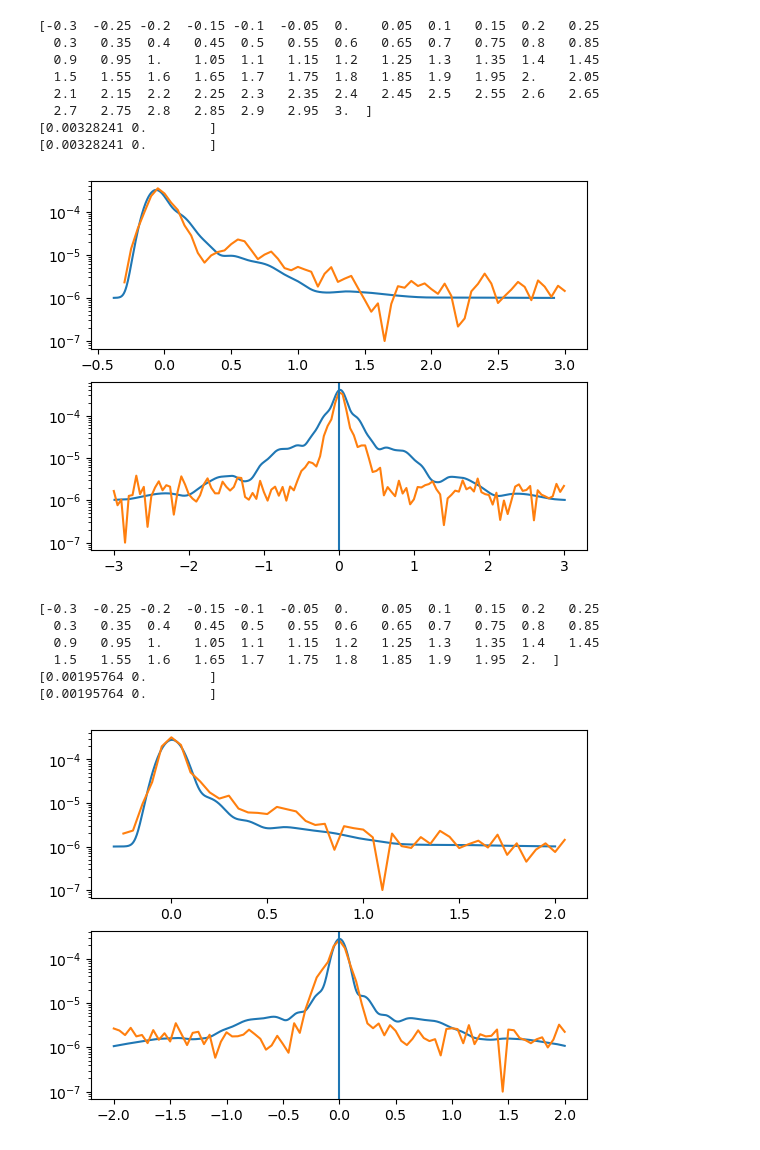
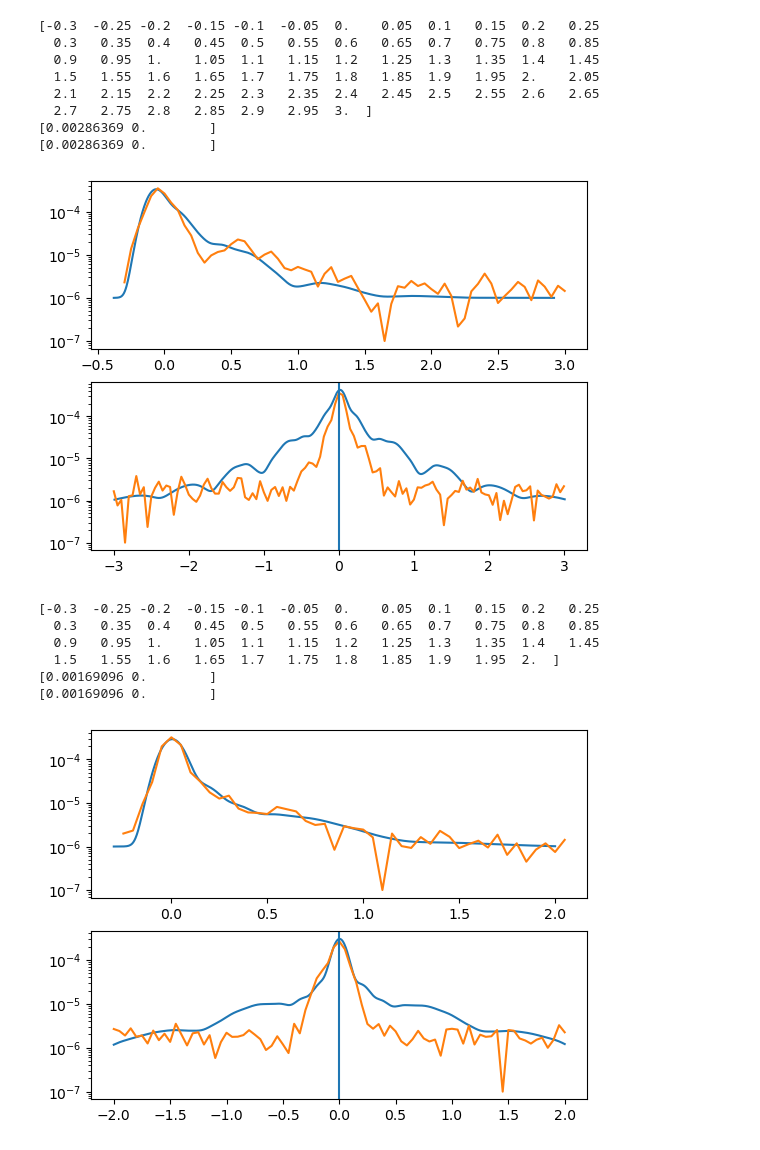
Before and after one commit to MTLphys/FittingFunctions, a Jupyter notebook: TestingFitts.ipynb, the cells around one changed output. Drawn from its saved outputs; the diff is of its cells as text; code cells hidden in the pictures.

```diff
--- a/TestingFitts.ipynb
+++ b/TestingFitts.ipynb
@@ -416,13 +429,14 @@ T3refdata = np.loadtxt(directory+T3reffile,delimiter=';')
 T12data   = np.loadtxt(directory+T12file,delimiter=';')
 print(T3refdata[:,0])
 
+0.02400631166452838
 
-ol21 = 0.0032824135457656307#overlap of hh exciton state
-ol61 = 0.0028007880781078416#overlap of lh exciton state
-oli21 = 0.002724519155468913  #overlap of hh bound exciton state
-oli61 = 0.002437031298974907#overlap of lh bound exciton state
+ol21 = 0.0028636887662351427#overlap of hh exciton state
+ol61 = 0.003353426568822032 #overlap of lh exciton state
+oli21 = 0.0026959084611443925  #overlap of hh bound exciton state
+oli61 = 0.002848167622866112#overlap of lh bound exciton state
 Ex1 =  c.e*0.0029/c.hbar#exciton splitting energy
-Ex2 =  c.e*0.0050/c.hbar#Acceptor bound exciton splitting energy
+Ex2 =  c.e*0.0060/c.hbar#Acceptor bound exciton splitting energy
 EB  = -c.e*0.020/c.hbar #Acceptor bound exciton binding energy
 gm21  = 3.5e12#hh Exciton dephasing rate /s <-Fit Parameter
 gm61  = 3.5e12#lh Exciton dephasing rate /s <-Fit Parameter
@@ -475,9 +489,9 @@ np.savetxt(directory+outputfile,sf.transpose(),delimiter=';')
   1.5   1.55  1.6   1.65  1.7   1.75  1.8   1.85  1.9   1.95  2.    2.05
   2.1   2.15  2.2   2.25  2.3   2.35  2.4   2.45  2.5   2.55  2.6   2.65
   2.7   2.75  2.8   2.85  2.9   2.95  3.  ]
-[0.00328241 0.        ]
-[0.00328241 0.        ]
+[0.00286369 0.        ]
+[0.00286369 0.        ]
-[figure, old version]
+[figure, new version]
 # %%
 #fit for 840
 import os
@@ -495,10 +509,10 @@ T3refdata = np.loadtxt(directory+T3reffile,delimiter=';')
 T12data   = np.loadtxt(directory+T12file,delimiter=';')
 print(T3refdata[:,0])
 
-ol21 = 0.001957635017853596#overlap of hh exciton state
-ol61 = 0.0016516958534117882#overlap of lh exciton state
-oli21 = 0.0019700672857508837 #overlap of hh bound exciton state
-oli61 =0.001592101809506866 #overlap of lh bound exciton state
+ol21 = 0.001690955596621561#overlap of hh exciton state
+ol61 = 0.0020038702121639817#overlap of lh exciton state
+oli21 = 0.0019215278144716352 #overlap of hh bound exciton state
+oli61 =0.002482550790723118 #overlap of lh bound exciton state
 
 Ex1 =  c.e*0.0029/c.hbar#exciton splitting energy
 Ex2 =  c.e*0.005/c.hbar#Acceptor bound exciton splitting energy
@@ -523,33 +537,33 @@ t = np.linspace(t[0],t[-1],1000)
 dt = t[1]-t[0]
 t0 =(t[-1]+t[0])/2
 Pv = fftconvolve(fitfunctt(t,*p0),dt*gauss(t,.12e-12/2.355,t0),mode='same')
 
 
 fig,axs = plt.subplots(2)
 axs[0].set_yscale('log')
 axs[1].set_yscale('log')
 axs[0].plot(t*1e12-4,Pv+1e-6)
 axs[0].plot(T3refdata[:,0]+.05,T3refdata[:,1])
 
 
 
 tau = T12data[:,0]*1e-12
 tau = np.linspace(tau[0],tau[-1],1000)
 t = 4.02e-12
 dtau = tau[1]-tau[0]
 tau0 =(tau[-1]+tau[0])/2
 Pv = fftconvolve(fitfunctt(t,*p0,tau=tau),dtau*gauss(tau,.12e-12/2.355,tau0),mode='same')
 
 axs[1].plot(tau*1e12,Pv+1e-6)
 axs[1].plot(T12data[0:,0],T12data[0:,1])
 axs[1].axvline(0)
 tau = 0e-12
 plt.show()
 # %% [output]
 [-0.3  -0.25 -0.2  -0.15 -0.1  -0.05  0.    0.05  0.1   0.15  0.2   0.25
   0.3   0.35  0.4   0.45  0.5   0.55  0.6   0.65  0.7   0.75  0.8   0.85
   0.9   0.95  1.    1.05  1.1   1.15  1.2   1.25  1.3   1.35  1.4   1.45
   1.5   1.55  1.6   1.65  1.7   1.75  1.8   1.85  1.9   1.95  2.  ]
-[0.00195764 0.        ]
-[0.00195764 0.        ]
+[0.00169096 0.        ]
+[0.00169096 0.        ]
-[figure, old version]
+[figure, new version]
```
Also changed, not shown: parts of 5 cells of this notebook.
